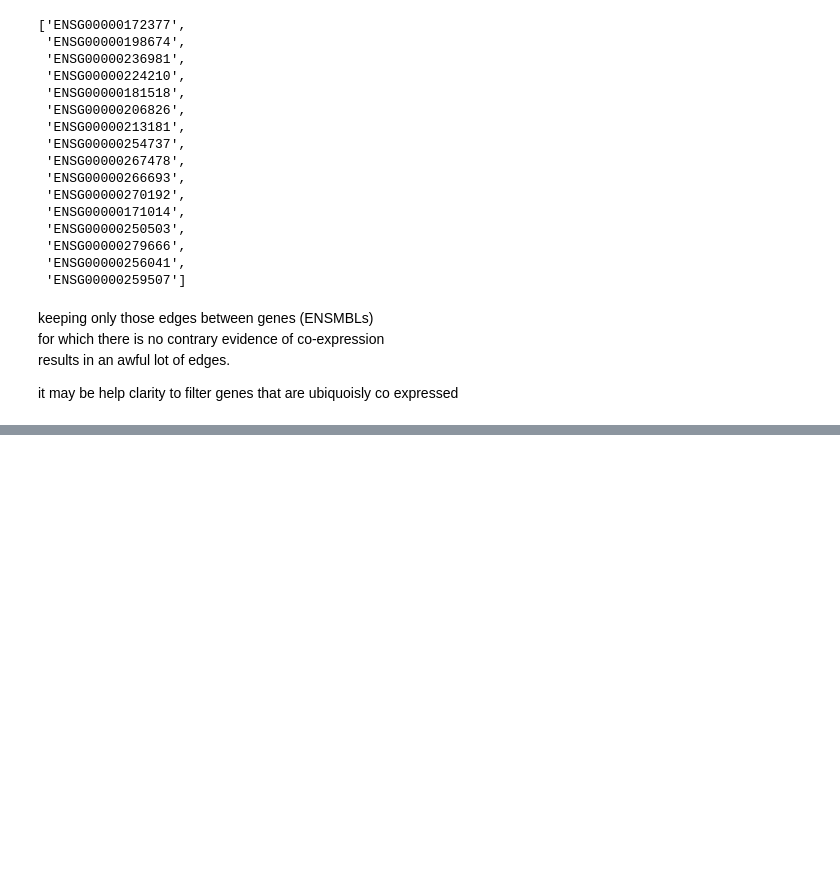
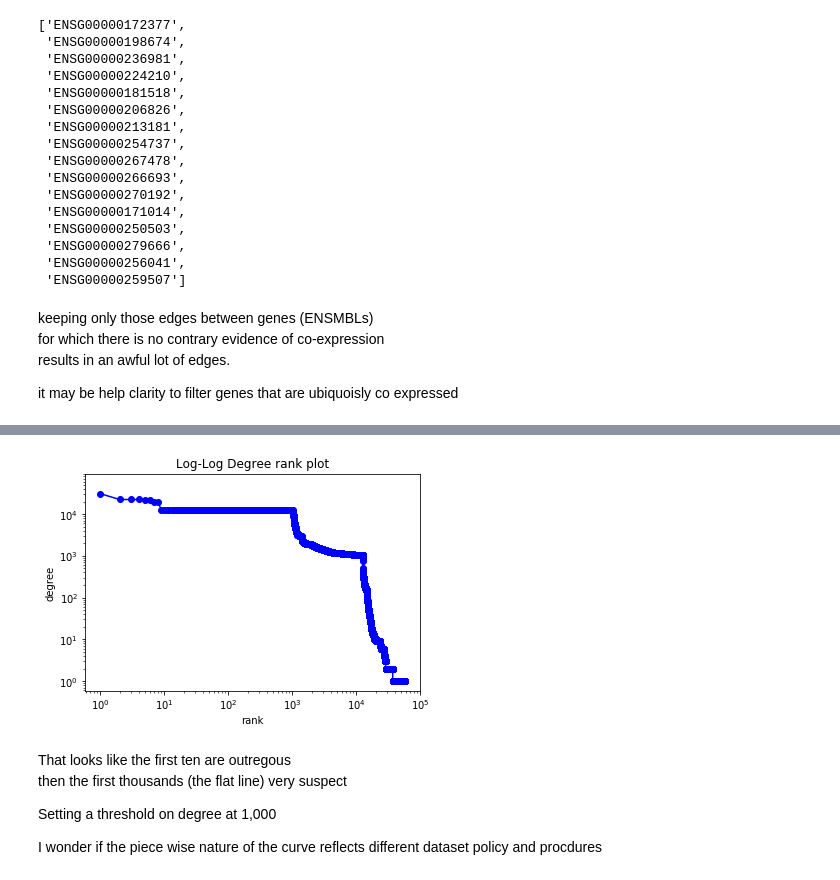
Before and after one commit to TomConlin/bgee_coexpression, a Jupyter notebook: BGEE_coexpression_generate.ipynb, the cells around one changed output, grey strips where cells are left out. Drawn from its saved outputs; the diff is of its cells as text; code cells hidden in the pictures; blank space fills up the shorter version.

Commit message:
no plan survives its first encounter intact

```diff
--- a/BGEE_coexpression_generate.ipynb
+++ b/BGEE_coexpression_generate.ipynb
@@ -375 +385,17 @@ degree_sequence = sorted(G.degree().items(), key=operator.itemgetter(1),  revers
+# %%
+plt.loglog([d for n,d in degree_sequence], 'b-', marker='o')
+plt.title("Log-Log Degree rank plot")
+plt.ylabel("degree")
+plt.xlabel("rank")
+plt.show()
+# %% [output]
+[figure, added]
+# %% [markdown]
+That looks like the first ten are outregous
+then the first thousands (the flat line) very suspect
+
+Setting a threshold on degree at 1,000
+
+I wonder if the piece wise nature of the curve reflects
+different dataset policy and procdures
 # %%
```
Also changed, not shown: parts of 11 cells of this notebook.
